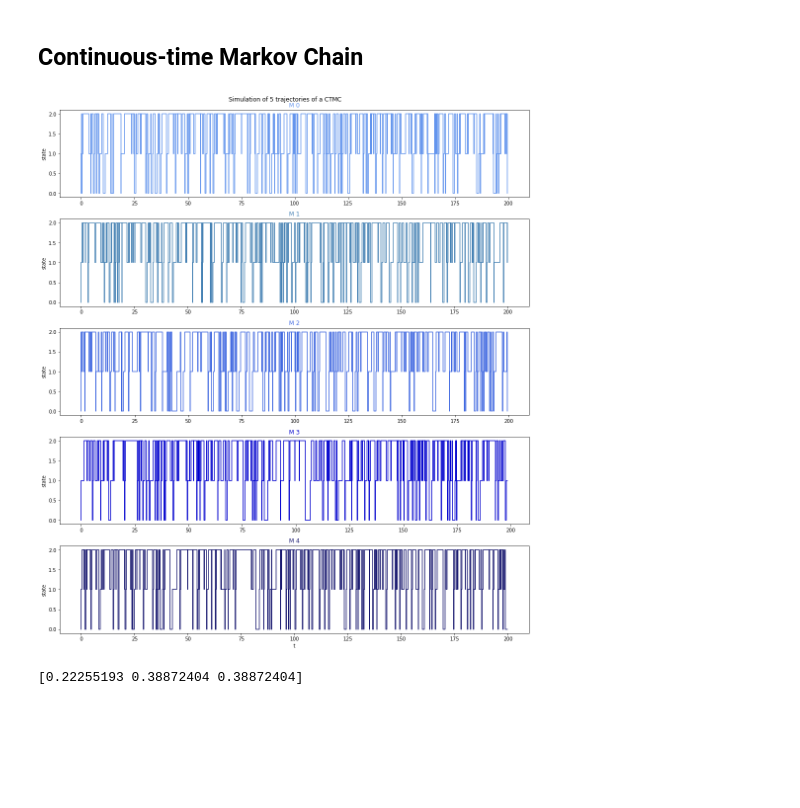
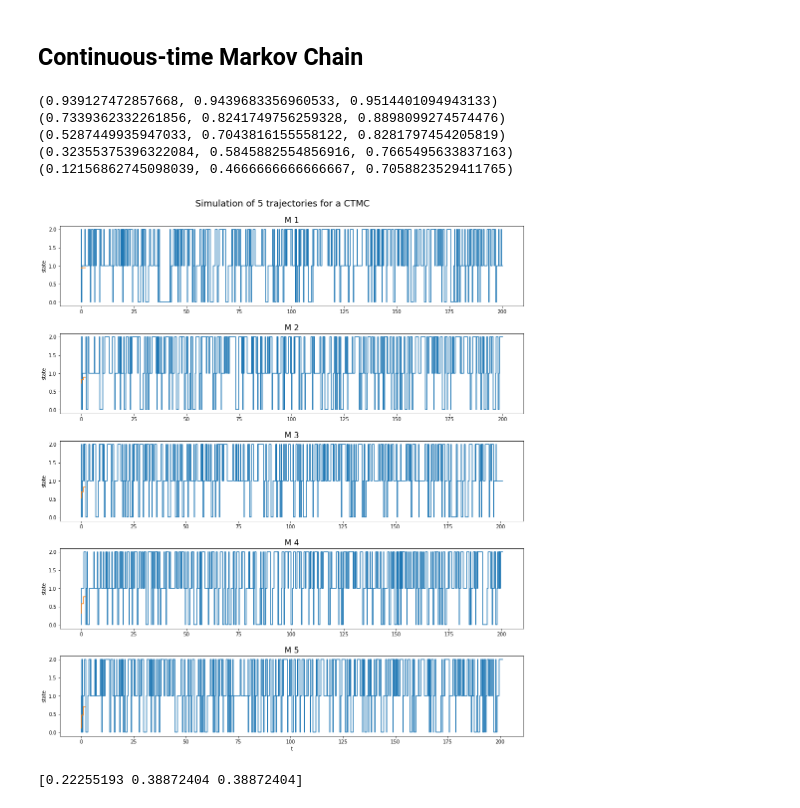
Before and after one commit to glorelvalle/g-mucd, a Jupyter notebook: pe/examen_prueba/examen_PE_2021_01_13/examen_ordinaria_PE_2020_2021_plantilla.ipynb, the cells around one changed output. Drawn from its saved outputs; the diff is of its cells as text; code cells hidden in the pictures; blank space fills up the shorter version.

```diff
--- a/pe/examen_prueba/examen_PE_2021_01_13/examen_ordinaria_PE_2020_2021_plantilla.ipynb
+++ b/pe/examen_prueba/examen_PE_2021_01_13/examen_ordinaria_PE_2020_2021_plantilla.ipynb
@@ -25,27 +25,22 @@ P = np.array([[0. , 1. , 0. ],
 # %%
 # Simulation of a few trajectories
 
 lambda_rate1, lambda_rate2, lambda_rate3 = 2., 1., 3.
 lambda_rates = [lambda_rate1, lambda_rate2, lambda_rate3]
 
 T, M = 5, 5
 t0, t1 = 0., 200.
 
 arrival_times_CTMC, trajectories_CTMC = pe.simulate_continuous_time_Markov_Chain(P, lambda_rates, 0, M, t0, t1)
 
-fig, ax = plt.subplots(M, 1, figsize=(14, 16))
-plt.suptitle(f'Simulation of {M} trajectories of a CTMC')
-plt.xlabel('t')
-colors=['cornflowerblue', 'steelblue', 'royalblue', 'mediumblue', 'midnightblue']
-
-for m, c in enumerate(colors):
-    ax[m].set_title('M {}'.format(m), color=c)
-    ax[m].set_ylabel('state')
-    ax[m].step(arrival_times_CTMC[m], trajectories_CTMC[m], c)
-
-fig.tight_layout()
+pe.plot_ctmc_simulation(arrival_times_CTMC, trajectories_CTMC, M)
 # %% [output]
+(0.939127472857668, 0.9439683356960533, 0.9514401094943133)
+(0.7339362332261856, 0.8241749756259328, 0.8898099274574476)
+(0.5287449935947033, 0.7043816155558122, 0.8281797454205819)
+(0.32355375396322084, 0.5845882554856916, 0.7665495633837163)
+(0.12156862745098039, 0.4666666666666667, 0.7058823529411765)
-[figure, old version]
+[figure, new version]
 # %%
 # Stationary distribution of the jump process from a single trajectory
 _, total = np.unique(trajectories_CTMC[0], return_counts=True)
```
Also changed, not shown: 1 other file.
